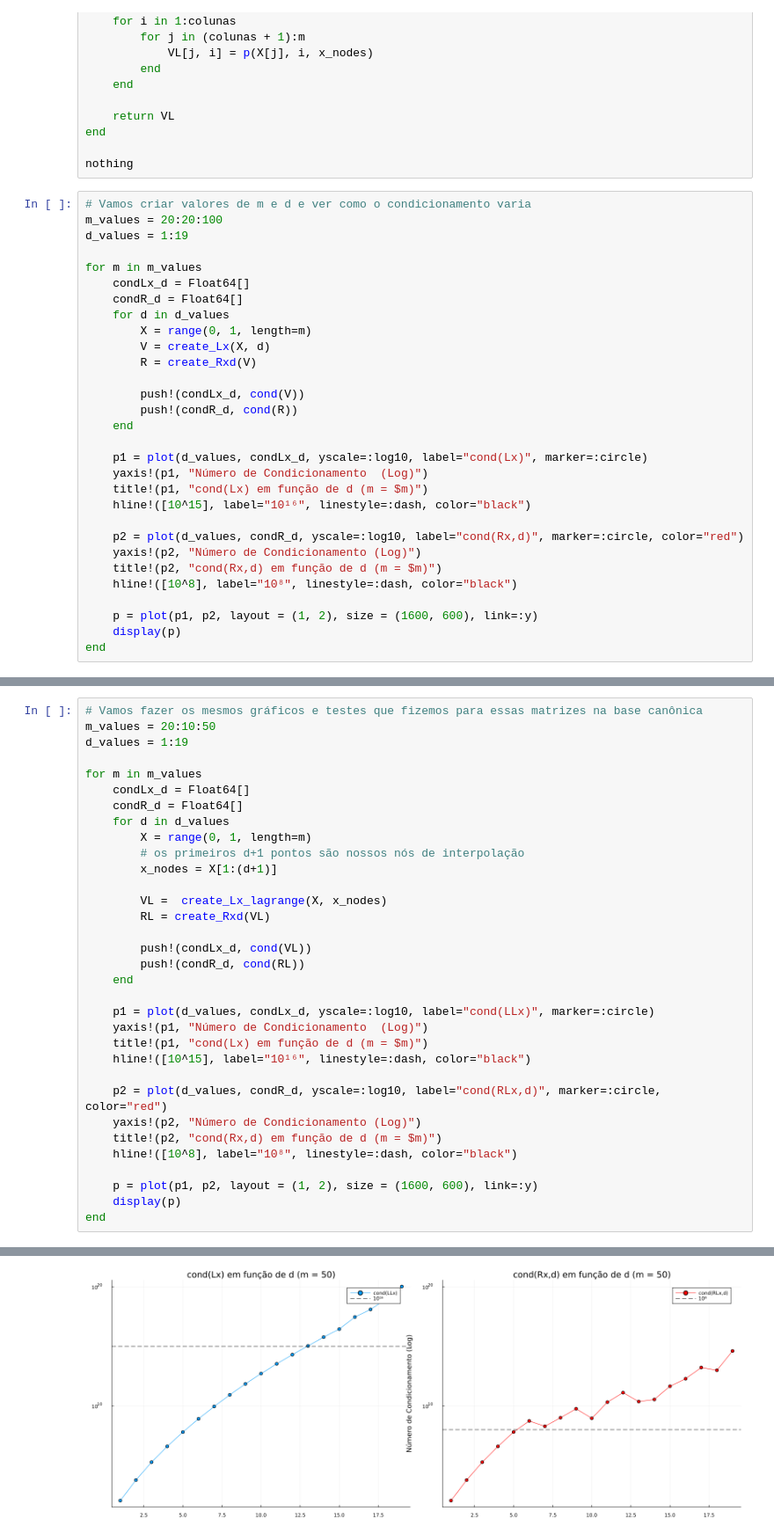
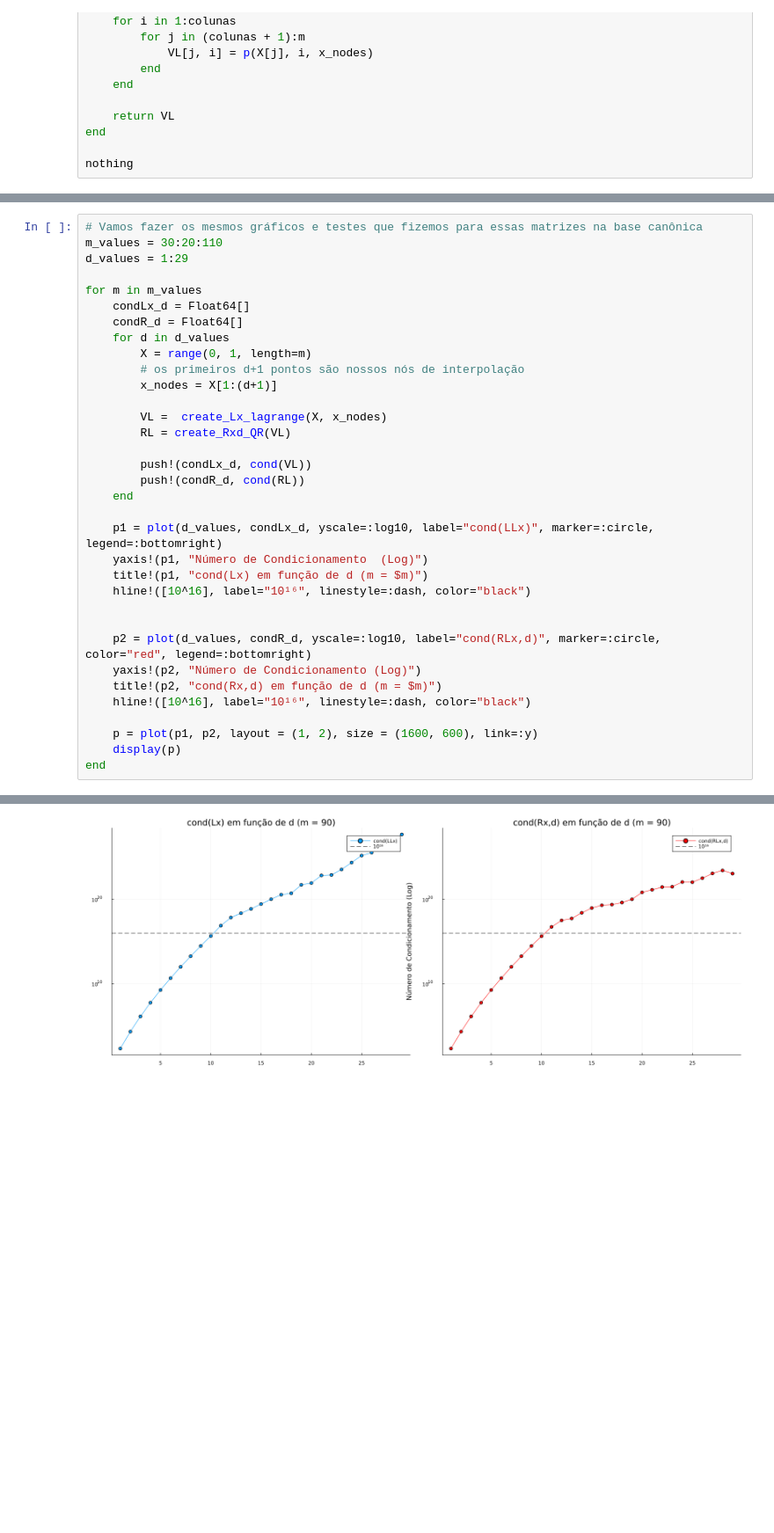
Before and after one commit to Granemann21/nla-project-3, a Jupyter notebook: Proj3.ipynb, the cells around one changed output, grey strips where cells are left out. Shown at 88% size. Cells and saved outputs as stored; diff of their text form; blank space fills up the shorter version.

```diff
--- a/Proj3.ipynb
+++ b/Proj3.ipynb
@@ -140,33 +148,3 @@ function create_Lx_lagrange(X, x_nodes)
 end
 
 nothing
-# %%
-# Vamos criar valores de m e d e ver como o condicionamento varia
-m_values = 20:20:100
-d_values = 1:19
-
-for m in m_values
-    condLx_d = Float64[]
-    condR_d = Float64[]
-    for d in d_values
-        X = range(0, 1, length=m)
-        V = create_Lx(X, d)
-        R = create_Rxd(V)
-
-        push!(condLx_d, cond(V))
-        push!(condR_d, cond(R))
-    end
-
-    p1 = plot(d_values, condLx_d, yscale=:log10, label="cond(Lx)", marker=:circle)
-    yaxis!(p1, "Número de Condicionamento  (Log)")
-    title!(p1, "cond(Lx) em função de d (m = $m)")
-    hline!([10^15], label="10¹⁶", linestyle=:dash, color="black")
-
-    p2 = plot(d_values, condR_d, yscale=:log10, label="cond(Rx,d)", marker=:circle, color="red")
-    yaxis!(p2, "Número de Condicionamento (Log)")
-    title!(p2, "cond(Rx,d) em função de d (m = $m)")
-    hline!([10^8], label="10⁸", linestyle=:dash, color="black")
-
-    p = plot(p1, p2, layout = (1, 2), size = (1600, 600), link=:y)
-    display(p)
-end
@@ -179,7 +151,7 @@ end
 # %%
 # Vamos fazer os mesmos gráficos e testes que fizemos para essas matrizes na base canônica
-m_values = 20:10:50
-d_values = 1:19
+m_values = 30:20:110
+d_values = 1:29
 
 for m in m_values
     condLx_d = Float64[]
@@ -190,21 +162,22 @@ for m in m_values
         x_nodes = X[1:(d+1)]
 
         VL =  create_Lx_lagrange(X, x_nodes)
-        RL = create_Rxd(VL)
+        RL = create_Rxd_QR(VL)
 
         push!(condLx_d, cond(VL))
         push!(condR_d, cond(RL))
     end
 
-    p1 = plot(d_values, condLx_d, yscale=:log10, label="cond(LLx)", marker=:circle)
+    p1 = plot(d_values, condLx_d, yscale=:log10, label="cond(LLx)", marker=:circle, legend=:bottomright)
     yaxis!(p1, "Número de Condicionamento  (Log)")
     title!(p1, "cond(Lx) em função de d (m = $m)")
-    hline!([10^15], label="10¹⁶", linestyle=:dash, color="black")
+    hline!([10^16], label="10¹⁶", linestyle=:dash, color="black")
 
-    p2 = plot(d_values, condR_d, yscale=:log10, label="cond(RLx,d)", marker=:circle, color="red")
+
+    p2 = plot(d_values, condR_d, yscale=:log10, label="cond(RLx,d)", marker=:circle, color="red", legend=:bottomright)
     yaxis!(p2, "Número de Condicionamento (Log)")
     title!(p2, "cond(Rx,d) em função de d (m = $m)")
-    hline!([10^8], label="10⁸", linestyle=:dash, color="black")
+    hline!([10^16], label="10¹⁶", linestyle=:dash, color="black")
 
     p = plot(p1, p2, layout = (1, 2), size = (1600, 600), link=:y)
     display(p)
@@ -216 +190 @@ end
-[figure, old version]
+[figure, new version]
```
Also changed, not shown: parts of 7 cells of this notebook, 1 other file.
